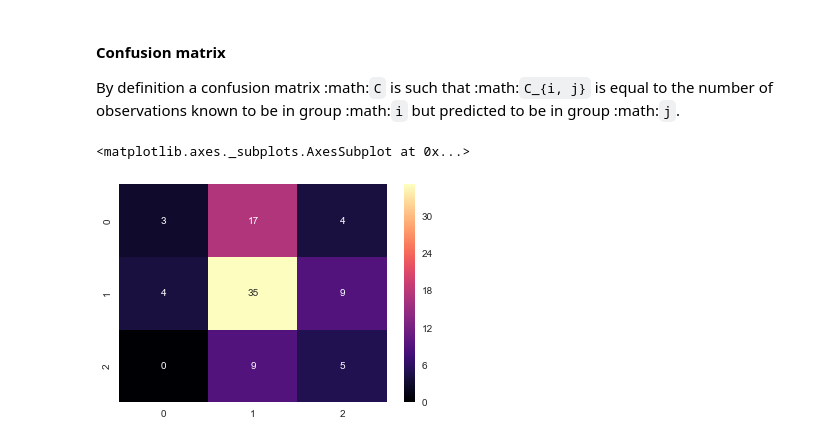
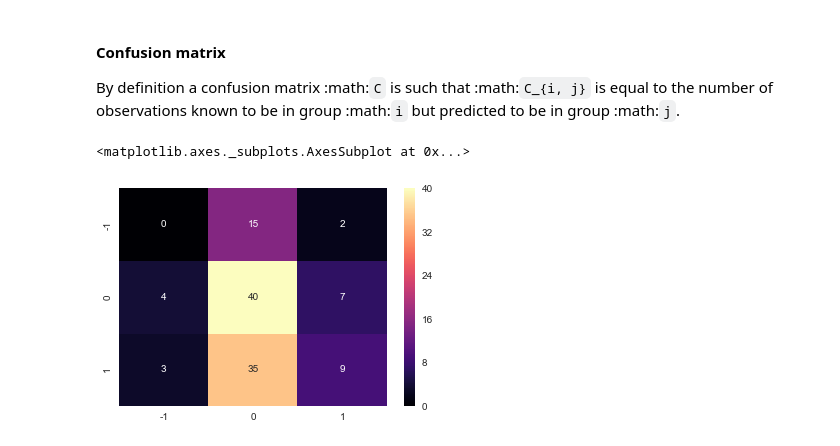
Before and after one commit to minimalgeek/Python, a Jupyter notebook: NLP/SeekingAlpha/SeekingAlpha sentiment analysis 2 - DNN.ipynb, the cells around one changed output. Drawn from its saved outputs; the diff is of its cells as text; code cells hidden in the pictures.

```diff
--- a/NLP/SeekingAlpha/SeekingAlpha sentiment analysis 2 - DNN.ipynb
+++ b/NLP/SeekingAlpha/SeekingAlpha sentiment analysis 2 - DNN.ipynb
@@ -219,4 +234,6 @@ tfidf_vectors = tfidf.fit_transform(vectors)
+# %%
+tfidf_vectors = tfidf.fit_transform(X_train)
 # %%
-classifier = learn.DNNClassifier(hidden_units=[50,70,20], n_classes=3,
+classifier = learn.DNNClassifier(hidden_units=[200,300,200], n_classes=3,
                                  feature_columns=[tf.contrib.layers.real_valued_column("", dimension=tfidf_vectors.shape[1])])
 # %% [output]
@@ -229,3 +246,3 @@ INFO:tensorflow:Using config: {'_keep_checkpoint_max': 5, '_tf_random_seed': Non
 # %%
-classifier.fit(tfidf_vectors.toarray(), y_train, batch_size=5, steps=1000)
+classifier.fit(tfidf_vectors.todense(), y_train, batch_size=20, steps=600)
 # %% [output]
@@ -267,5 +285,5 @@ DNNClassifier(params={'embedding_lr_multipliers': None, 'optimizer': None, 'grad
 # %%
-y_predicted = list(classifier.predict(tfidf.transform(cv.transform(X_test)).toarray()))
+y_predicted = list(classifier.predict(tfidf.transform(X_test).todense()))
 # %% [output]
 WARNING:tensorflow:From C:\ProgramData\Anaconda3\envs\tensorflow\lib\site-packages\tensorflow\contrib\learn\python\learn\estimators\dnn.py:374: calling BaseEstimator.predict (from tensorflow.contrib.l ...
 Instructions for updating:
@@ -283,10 +301,10 @@ predicted to be in group :math:`j`.
 # %%
 cm = confusion_matrix(y_test, y_predicted)
 # %%
-sns.heatmap(cm, cmap='magma', annot=True)
+sns.heatmap(cm, cmap='magma', annot=True, xticklabels=['-1', '0', '1'], yticklabels=['-1', '0', '1'])
 # %% [output]
 <matplotlib.axes._subplots.AxesSubplot at 0x...>
-[figure, old version]
+[figure, new version]
 # %%
 cr = classification_report(y_test, y_predicted)
 print(cr)
```
Also changed, not shown: parts of 34 cells of this notebook.
